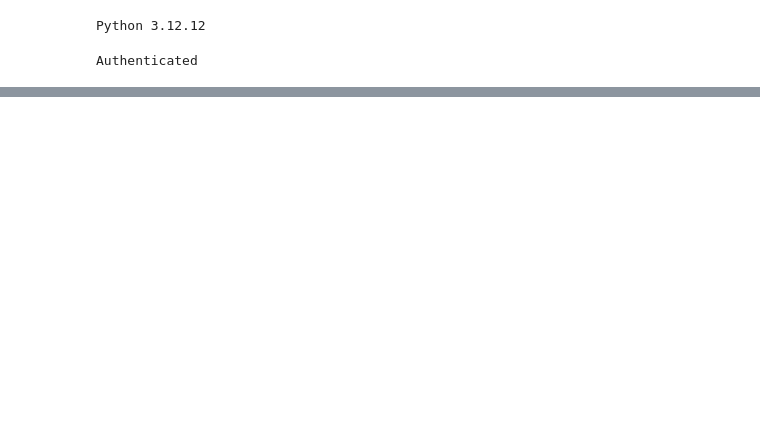
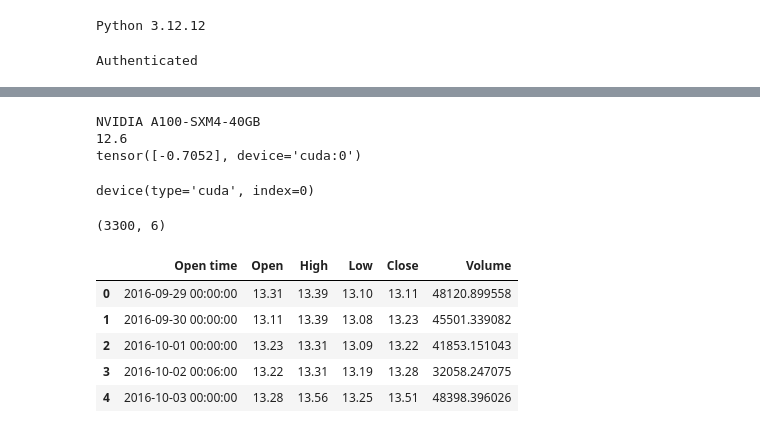
Before and after one commit to RealEdwardS/cs467-project, a Jupyter notebook: main.ipynb, the cells around one changed output, grey strips where cells are left out. Saved outputs shown, nothing was run; the diff lists cells and outputs as text; code cells hidden in the pictures; blank space fills up the shorter version.

```diff
--- a/main.ipynb
+++ b/main.ipynb
@@ -18,3 +39,16 @@ import pandas as pd
+# %%
+print(torch.cuda.get_device_name())
+print(torch.version.cuda)
+x = torch.randn(1).cuda()
+print(x)
+# %% [output]
+NVIDIA A100-SXM4-40GB
+12.6
+tensor([-0.7052], device='cuda:0')
+# %%
+torch.device('cuda:0')
+# %% [output]
+device(type='cuda', index=0)
 # %%
 project_id = 'cs467-project-479503'
 bq_clinet = bigquery.Client(project = project_id)
@@ -102,3 +136,18 @@ bq_clinet = bigquery.Client(project = project_id)
 # output_filepath = '/content/drive/MyDrive/cs467-project/node_features_query.csv'
 
 # edges_df.to_csv(output_filepath, index=False)
+# %%
+# Daily ETH price data from kaggle
+# https://www.kaggle.com/datasets/imranbukhari/comprehensive-ethusd-1d-data?select=ETHUSD_1d_Combined_Index.csv
+eth_price_path = '/content/drive/MyDrive/cs467-project/ETHUSD_1d_Combined_Index.csv'
+raw_df = pd.read_csv(eth_price_path)
+print(raw_df.shape)
+raw_df.head()
+# %% [output]
+(3300, 6)
+|  | Open time | Open | High | Low | Close | Volume |
+| 0 | 2016-09-29 00:00:00 | 13.31 | 13.39 | 13.10 | 13.11 | 48120.899558 |
+| 1 | 2016-09-30 00:00:00 | 13.11 | 13.39 | 13.08 | 13.23 | 45501.339082 |
+| 2 | 2016-10-01 00:00:00 | 13.23 | 13.31 | 13.09 | 13.22 | 41853.151043 |
+| 3 | 2016-10-02 00:06:00 | 13.22 | 13.31 | 13.19 | 13.28 | 32058.247075 |
+| 4 | 2016-10-03 00:00:00 | 13.28 | 13.56 | 13.25 | 13.51 | 48398.396026 |
```
Also changed, not shown: parts of 10 cells of this notebook.
